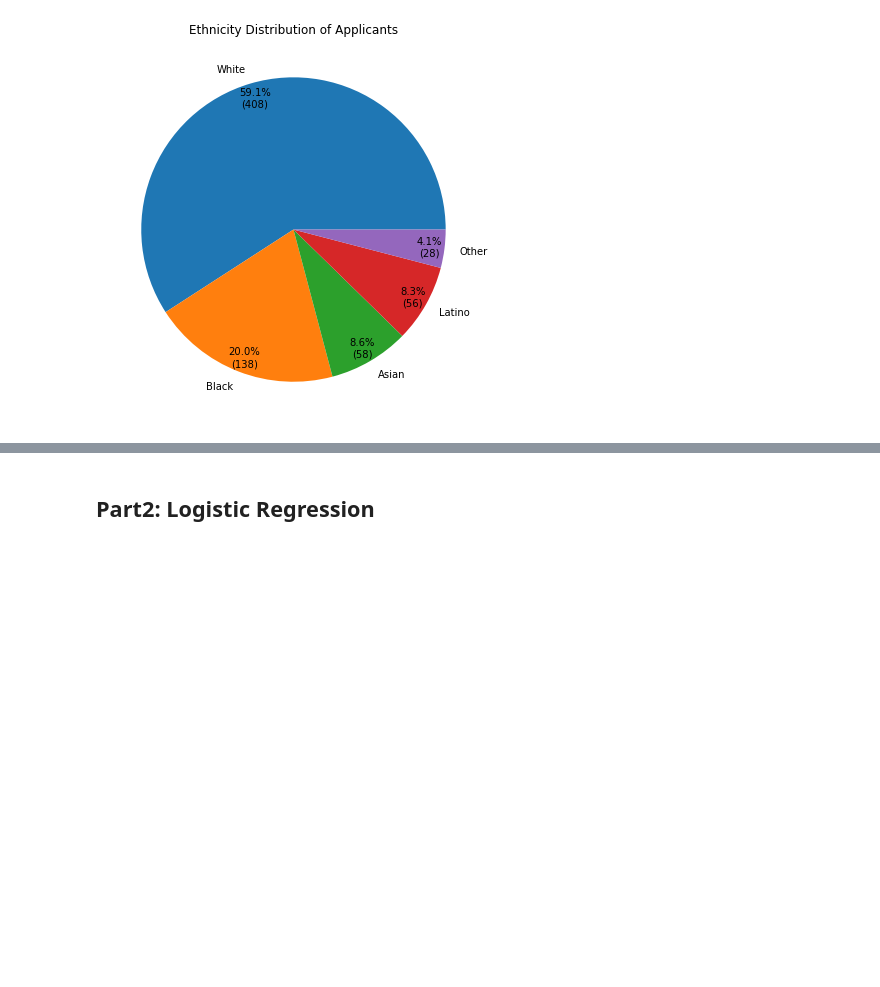
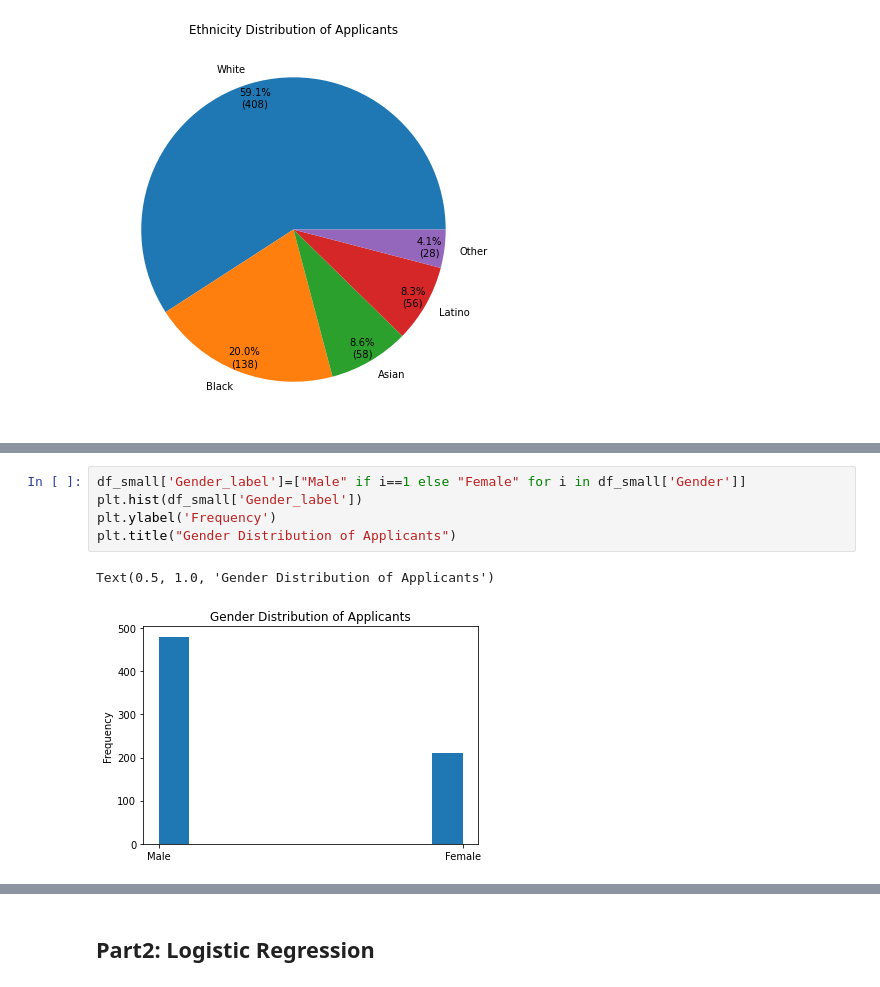
Before and after one commit to yship1002/yship1002.github.io, a Jupyter notebook: notebook/project.ipynb, the cells around one changed output, grey strips where cells are left out. Saved outputs shown, nothing was run; the diff lists cells and outputs as text; blank space fills up the shorter version.

```diff
--- a/notebook/project.ipynb
+++ b/notebook/project.ipynb
@@ -210,0 +216,8 @@ Text(0, 0.5, 'Frequency')
+# %%
+df_small['Gender_label']=["Male" if i==1 else "Female" for i in df_small['Gender']]
+plt.hist(df_small['Gender_label'])
+plt.ylabel('Frequency')
+plt.title("Gender Distribution of Applicants")
+# %% [output]
+Text(0.5, 1.0, 'Gender Distribution of Applicants')
+[figure, added]
```
Also changed, not shown: parts of 40 cells of this notebook, 3 other files.
